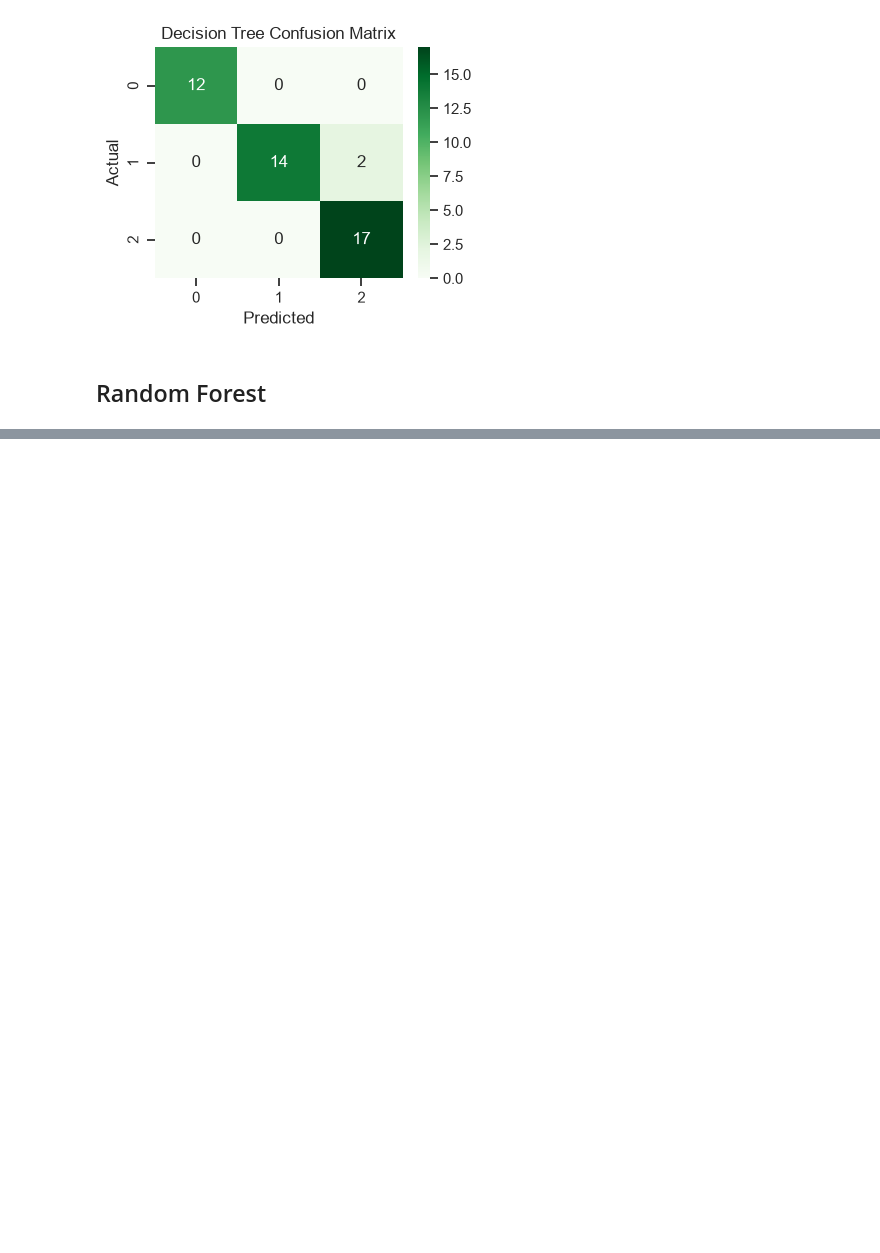
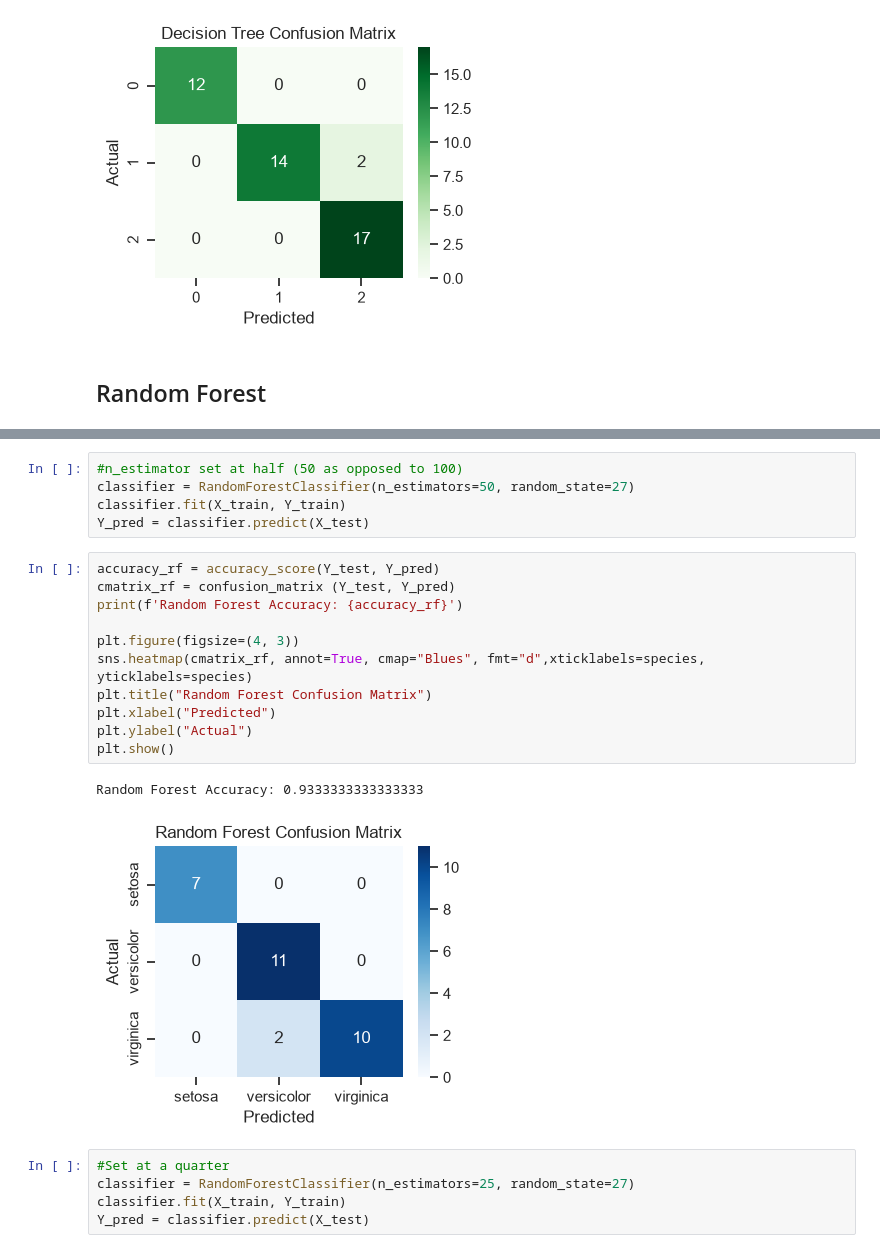
Before and after one commit to khaisint27/data-science-learning, a Jupyter notebook: machine-learning/Iris/iris_exploration.ipynb, the cells around one changed output, grey strips where cells are left out. Cells and saved outputs as stored; diff of their text form; blank space fills up the shorter version.

```diff
--- a/machine-learning/Iris/iris_exploration.ipynb
+++ b/machine-learning/Iris/iris_exploration.ipynb
@@ -216,0 +271,24 @@ Decision Tree Accuracy: 0.9555555555555556
+# %%
+#n_estimator set at half (50 as opposed to 100)
+classifier = RandomForestClassifier(n_estimators=50, random_state=27)
+classifier.fit(X_train, Y_train)
+Y_pred = classifier.predict(X_test)
+# %%
+accuracy_rf = accuracy_score(Y_test, Y_pred)
+cmatrix_rf = confusion_matrix (Y_test, Y_pred)
+print(f'Random Forest Accuracy: {accuracy_rf}')
+
+plt.figure(figsize=(4, 3))
+sns.heatmap(cmatrix_rf, annot=True, cmap="Blues", fmt="d",xticklabels=species, yticklabels=species)
+plt.title("Random Forest Confusion Matrix")
+plt.xlabel("Predicted")
+plt.ylabel("Actual")
+plt.show()
+# %% [output]
+Random Forest Accuracy: 0.9333333333333333
+[figure, added]
+# %%
+#Set at a quarter
+classifier = RandomForestClassifier(n_estimators=25, random_state=27)
+classifier.fit(X_train, Y_train)
+Y_pred = classifier.predict(X_test)
```
Also changed, not shown: parts of 13 cells of this notebook.
